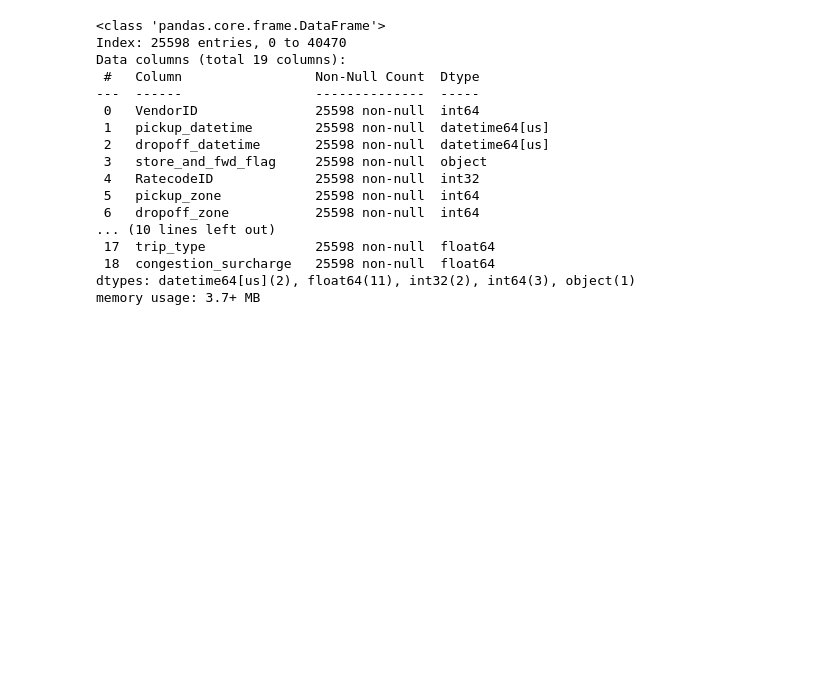
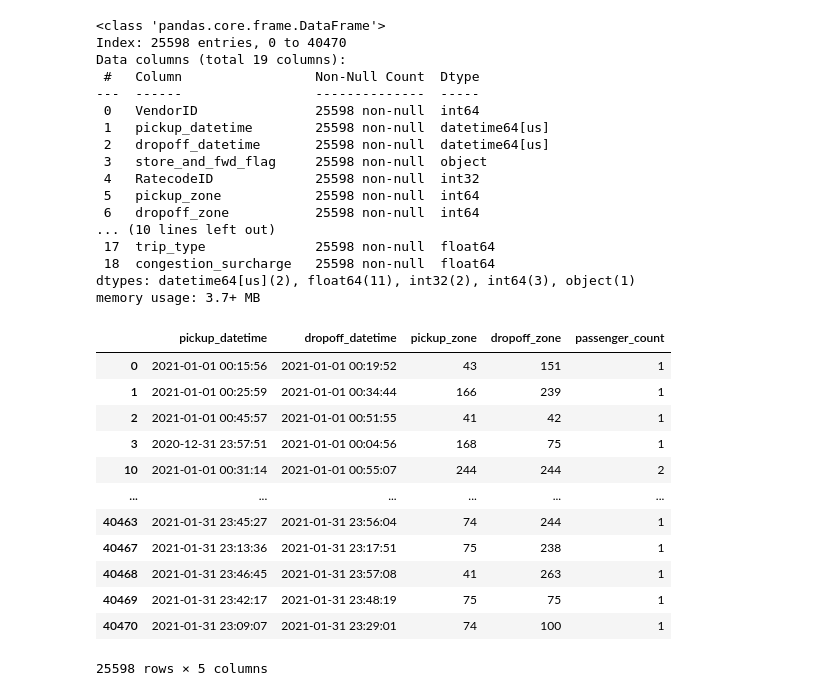
Before and after one commit to DR7439/New-York-App, a Jupyter notebook: data-analytics/taxi_cleaning_green.ipynb, the cells around one changed output. Cells and saved outputs as stored; diff of their text form; code cells hidden in the pictures; blank space fills up the shorter version.

Commit message:
Green Cleaned

```diff
--- a/data-analytics/taxi_cleaning_green.ipynb
+++ b/data-analytics/taxi_cleaning_green.ipynb
@@ -550,10 +550,10 @@ Data columns (total 19 columns):
 dtypes: datetime64[us](2), float64(11), int32(2), int64(3), object(1)
 memory usage: 3.7+ MB
 # %%
-def drop_yellow_columns(df):
+def drop_green_columns(df):
     columns_to_drop = ["VendorID", "trip_distance", "RatecodeID", "store_and_fwd_flag", "payment_type",
                        "fare_amount", "extra", "mta_tax", "improvement_surcharge", "tip_amount",
-                       "tolls_amount", "total_amount", "congestion_surcharge", "airport_fee"]
+                       "tolls_amount", "total_amount", "congestion_surcharge", "trip_type"]
 
     # Drop only the columns that exist in the DataFrame
     existing_columns_to_drop = [col for col in columns_to_drop if col in df.columns]
@@ -561,6 +561,19 @@ def drop_yellow_columns(df):
 
     # Return the modified DataFrame
     return df
-# %%
-def drop_green_columns(df):
-    df.drop(columns=["VendorID", "Trip_distance", "RateCodeID", "Store_and_fwd_flag", "Payment_type", "Fare_amount", "Extra", "MTA_tax", "Improvement_surcharge", "Tip_amount", "Tolls_amount", "Total_amount", "Trip_type"], inplace=True)
+# %%
+drop_green_columns(green_2021_01)
+# %% [output]
+|  | pickup_datetime | dropoff_datetime | pickup_zone | dropoff_zone | passenger_count |
+| 0 | 2021-01-01 00:15:56 | 2021-01-01 00:19:52 | 43 | 151 | 1 |
+| 1 | 2021-01-01 00:25:59 | 2021-01-01 00:34:44 | 166 | 239 | 1 |
+| 2 | 2021-01-01 00:45:57 | 2021-01-01 00:51:55 | 41 | 42 | 1 |
+| 3 | 2020-12-31 23:57:51 | 2021-01-01 00:04:56 | 168 | 75 | 1 |
+| 10 | 2021-01-01 00:31:14 | 2021-01-01 00:55:07 | 244 | 244 | 2 |
+| ... | ... | ... | ... | ... | ... |
+| 40463 | 2021-01-31 23:45:27 | 2021-01-31 23:56:04 | 74 | 244 | 1 |
+| 40467 | 2021-01-31 23:13:36 | 2021-01-31 23:17:51 | 75 | 238 | 1 |
+| 40468 | 2021-01-31 23:46:45 | 2021-01-31 23:57:08 | 41 | 263 | 1 |
+| 40469 | 2021-01-31 23:42:17 | 2021-01-31 23:48:19 | 75 | 75 | 1 |
+| 40470 | 2021-01-31 23:09:07 | 2021-01-31 23:29:01 | 74 | 100 | 1 |
+25598 rows × 5 columns
```
Also changed, not shown: parts of 8 cells of this notebook, 2 other files.
